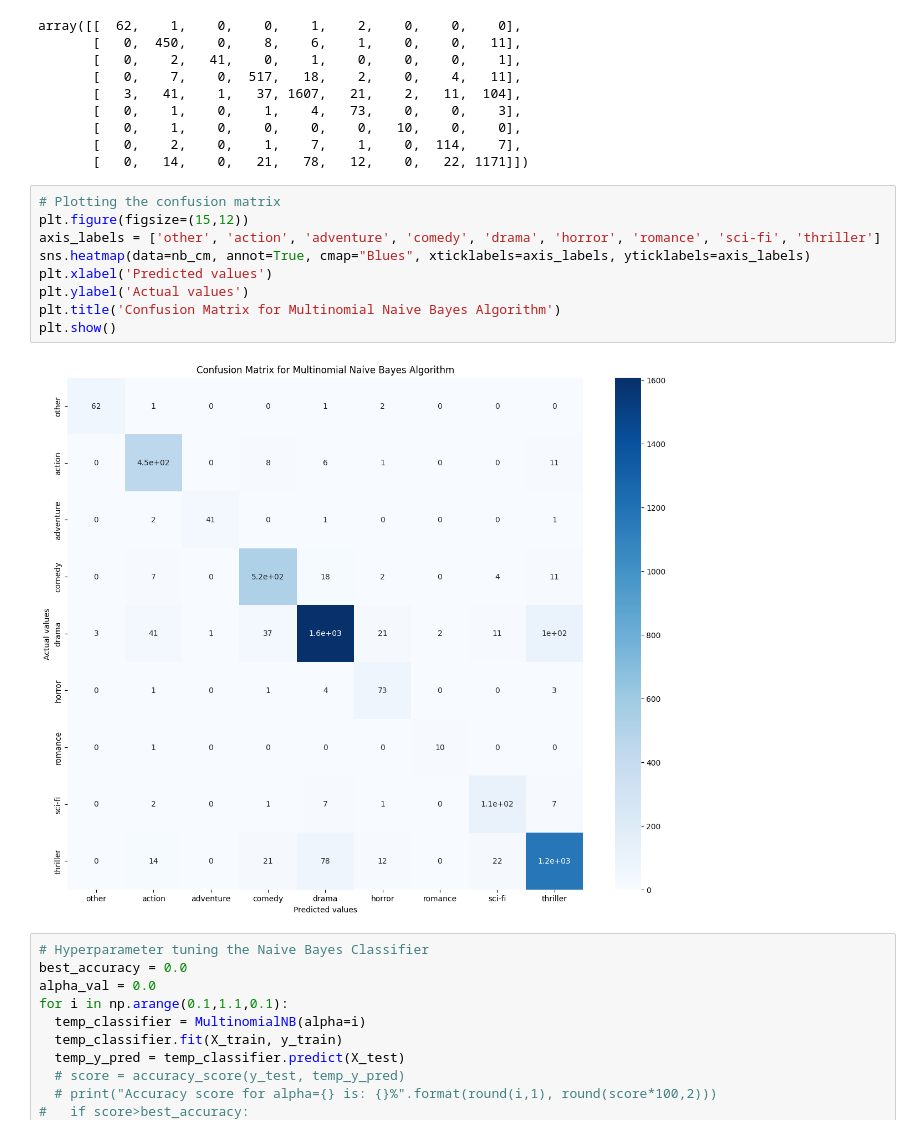
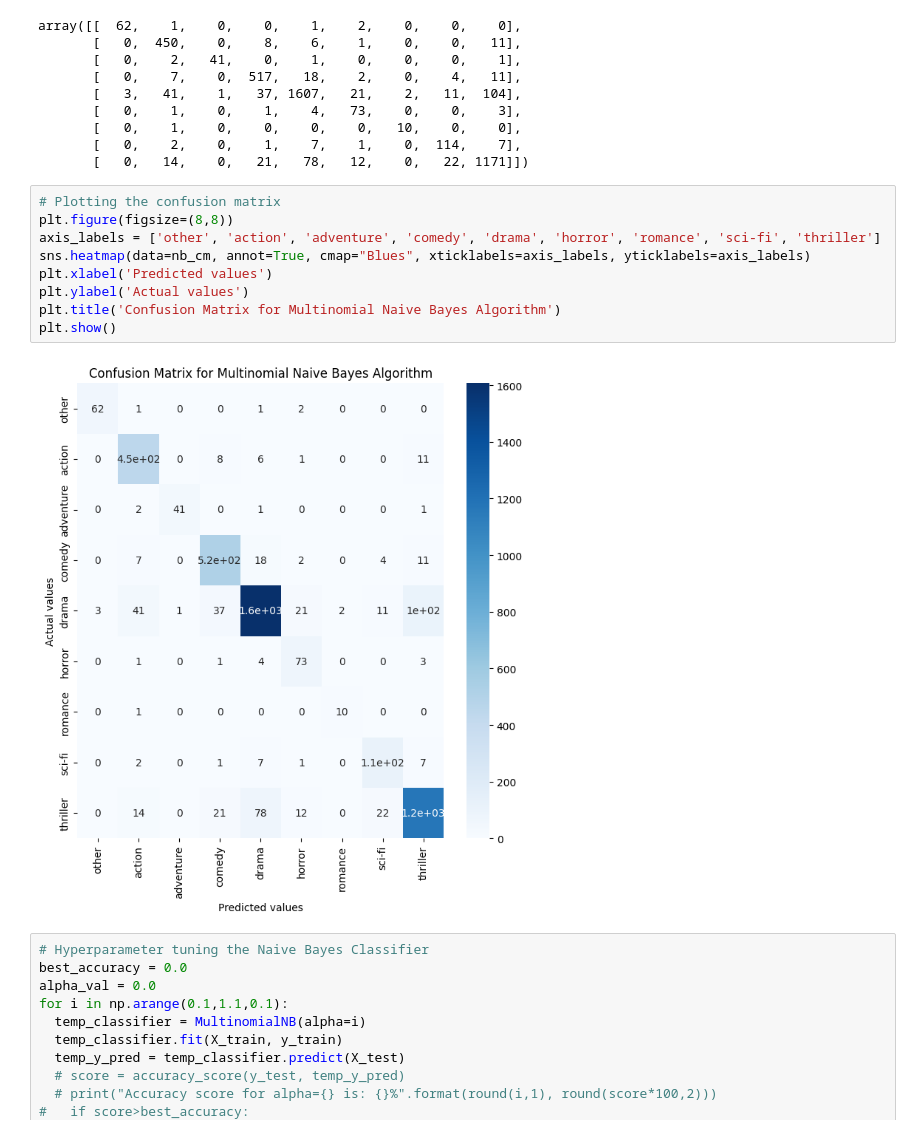
Before and after one commit to AmadIrfan/Movies-Genres-Prediction, a Jupyter notebook: Movies Genre Classifier.ipynb, the cells around one changed output. Cells and saved outputs as stored; diff of their text form.

```diff
--- a/Movies Genre Classifier.ipynb
+++ b/Movies Genre Classifier.ipynb
@@ -284,15 +291,15 @@ array([[  62,    1,    0,    0,    1,    2,    0,    0,    0],
        [   0,   14,    0,   21,   78,   12,    0,   22, 1171]])
 # %%
 # Plotting the confusion matrix
-plt.figure(figsize=(15,12))
+plt.figure(figsize=(8,8))
 axis_labels = ['other', 'action', 'adventure', 'comedy', 'drama', 'horror', 'romance', 'sci-fi', 'thriller']
 sns.heatmap(data=nb_cm, annot=True, cmap="Blues", xticklabels=axis_labels, yticklabels=axis_labels)
 plt.xlabel('Predicted values')
 plt.ylabel('Actual values')
 plt.title('Confusion Matrix for Multinomial Naive Bayes Algorithm')
 plt.show()
 # %% [output]
-[figure, old version]
+[figure, new version]
 # %%
 # Hyperparameter tuning the Naive Bayes Classifier
 best_accuracy = 0.0
```
Also changed, not shown: parts of 13 cells of this notebook, 1 other file.
